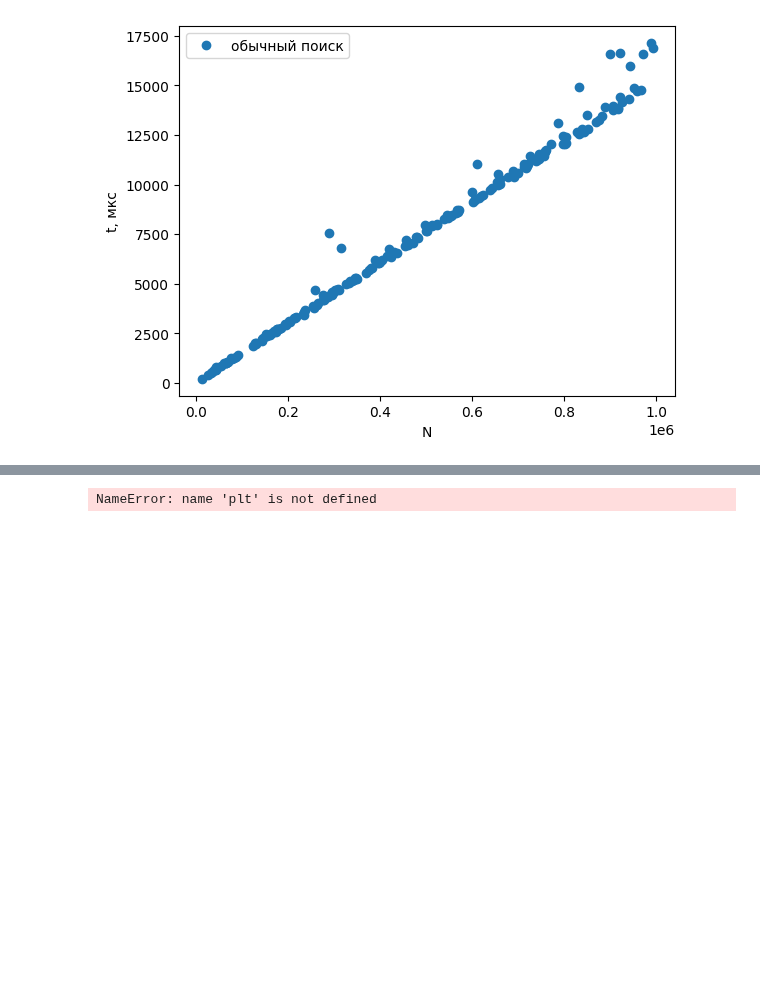
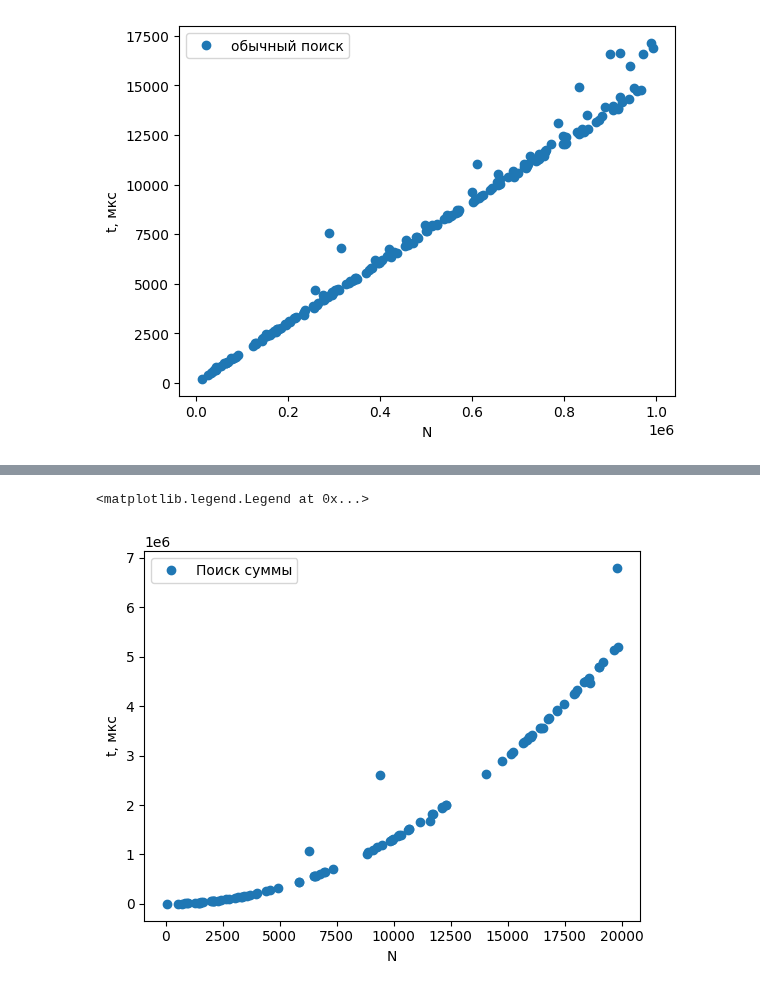
Before and after one commit to RedBrean/term2, a Jupyter notebook: cppLabs/python.ipynb, the cells around one changed output, grey strips where cells are left out. Drawn from its saved outputs; the diff is of its cells as text; code cells hidden in the pictures; blank space fills up the shorter version.

```diff
--- a/cppLabs/python.ipynb
+++ b/cppLabs/python.ipynb
@@ -278,8 +278,9 @@ k, b = $1.173 \pm 0.068$ $-9.64 \pm 0.87$
 # %%
 plt.xlabel("N")
 plt.ylabel("t, мкс")
 data_sum= pd.read_csv("sum_poisk.csv")
-plt.plot(data1["N"], data1["t"], "o", label = "Поиск суммы")
+plt.plot(data_sum["N"], data_sum["t"], "o", label = "Поиск суммы")
 plt.legend()
 # %% [output]
-NameError: name 'plt' is not defined
+<matplotlib.legend.Legend at 0x...>
+[figure, added]
```
Also changed, not shown: parts of 3 cells of this notebook, 3 other files.
